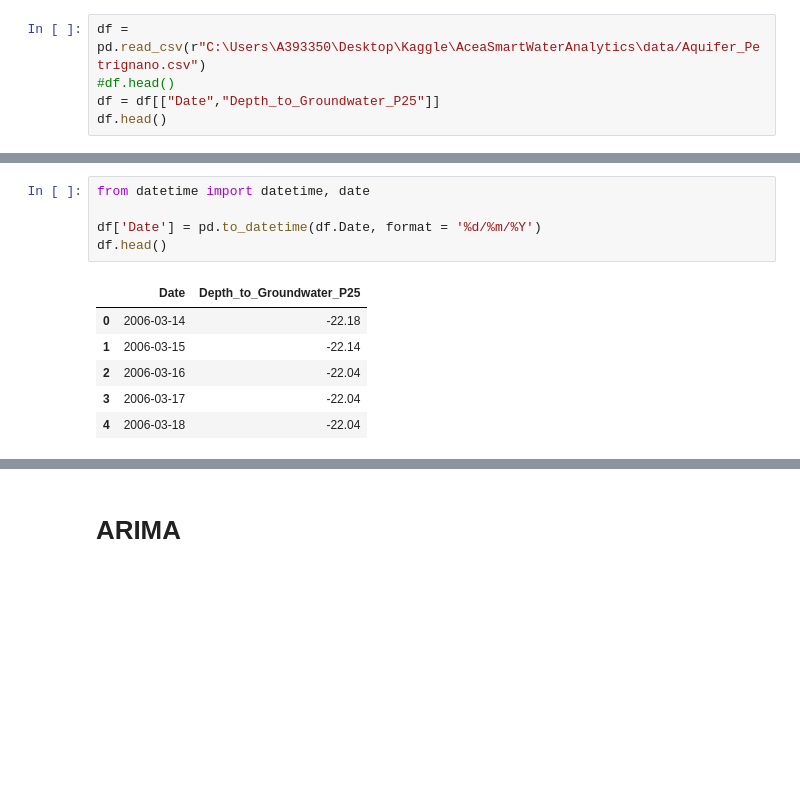
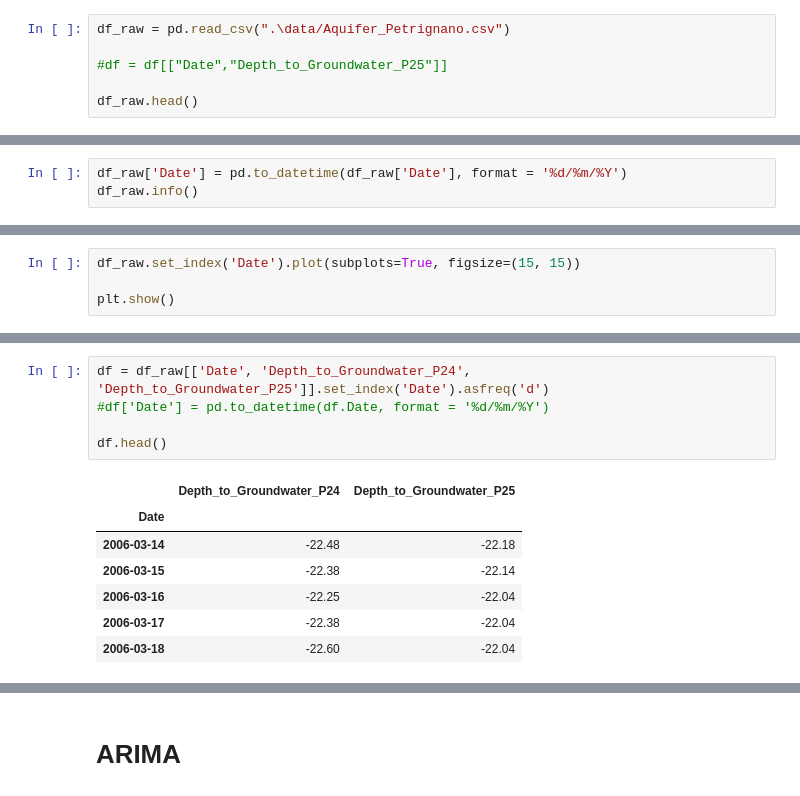
Before and after one commit to dadatu/AceaSmartWaterAnalytics, a Jupyter notebook: upgradedUnivariateTimeSeries_Acquifer.ipynb, the cells around one changed output, grey strips where cells are left out. Saved outputs shown, nothing was run; the diff lists cells and outputs as text; blank space fills up the shorter version.

```diff
--- a/upgradedUnivariateTimeSeries_Acquifer.ipynb
+++ b/upgradedUnivariateTimeSeries_Acquifer.ipynb
@@ -25,6 +87,7 @@ from sklearn.model_selection import train_test_split
 # %%
-df = pd.read_csv(r"C:\Users\A393350\Desktop\Kaggle\AceaSmartWaterAnalytics\data/Aquifer_Petrignano.csv")
-#df.head()
-df = df[["Date","Depth_to_Groundwater_P25"]]
-df.head()
+df_raw = pd.read_csv(".\data/Aquifer_Petrignano.csv")
+
+#df = df[["Date","Depth_to_Groundwater_P25"]]
+
+df_raw.head()
 # %% [output]
@@ -36,0 +118,3 @@ df.head()
+# %%
+df_raw['Date'] = pd.to_datetime(df_raw['Date'], format = '%d/%m/%Y')
+df_raw.info()
@@ -36,0 +137,4 @@ df.head()
+# %%
+df_raw.set_index('Date').plot(subplots=True, figsize=(15, 15))
+
+plt.show()
@@ -37,12 +165,13 @@ df.head()
 # %%
-from datetime import datetime, date
+df = df_raw[['Date', 'Depth_to_Groundwater_P24', 'Depth_to_Groundwater_P25']].set_index('Date').asfreq('d')
+#df['Date'] = pd.to_datetime(df.Date, format = '%d/%m/%Y')
 
-df['Date'] = pd.to_datetime(df.Date, format = '%d/%m/%Y')
 df.head()
 # %% [output]
-|  | Date | Depth_to_Groundwater_P25 |
-| 0 | 2006-03-14 | -22.18 |
-| 1 | 2006-03-15 | -22.14 |
-| 2 | 2006-03-16 | -22.04 |
-| 3 | 2006-03-17 | -22.04 |
-| 4 | 2006-03-18 | -22.04 |
+|  | Depth_to_Groundwater_P24 | Depth_to_Groundwater_P25 |
+| Date |  |  |
+| 2006-03-14 | -22.48 | -22.18 |
+| 2006-03-15 | -22.38 | -22.14 |
+| 2006-03-16 | -22.25 | -22.04 |
+| 2006-03-17 | -22.38 | -22.04 |
+| 2006-03-18 | -22.60 | -22.04 |
```
Also changed, not shown: parts of 132 cells of this notebook.
